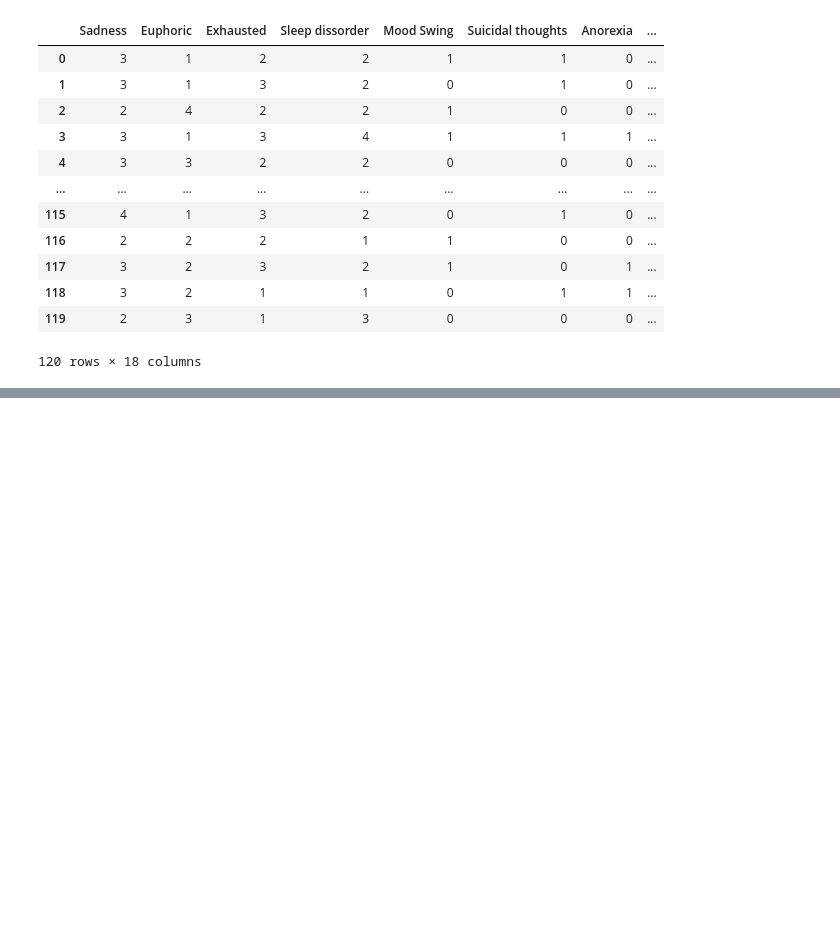
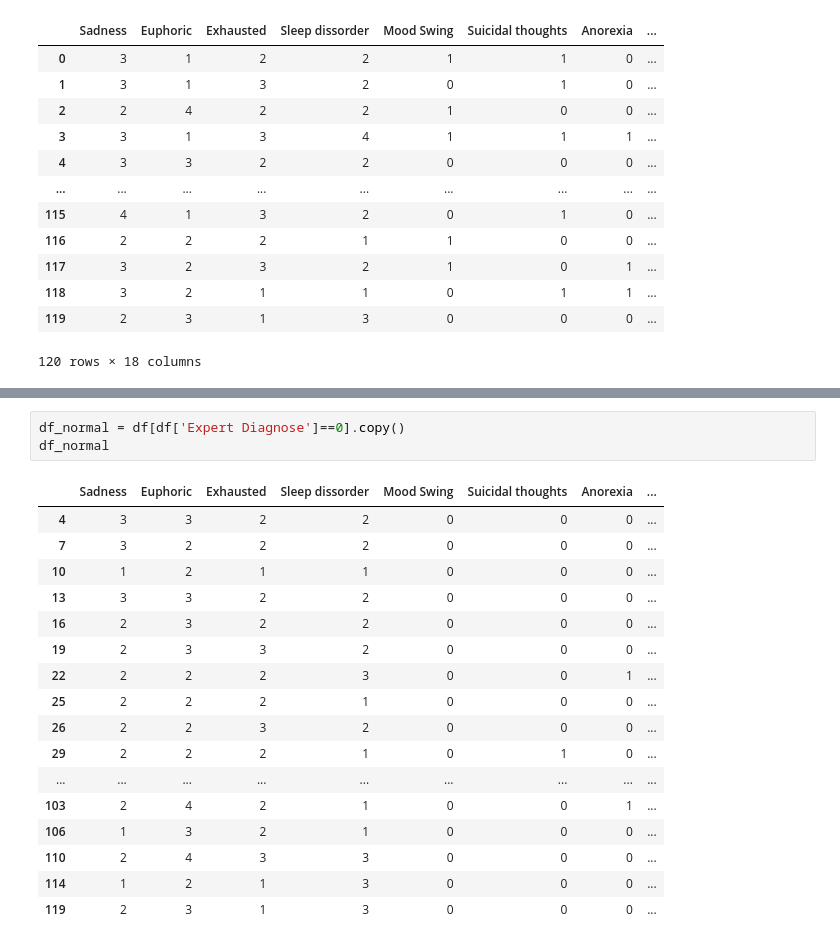
Before and after one commit to dantrainor9/Mental-Health-Diagnostics, a Jupyter notebook: Mental_Health_Diagnostics.ipynb, the cells around one changed output, grey strips where cells are left out. Drawn from its saved outputs; the diff is of its cells as text; blank space fills up the shorter version.

```diff
--- a/Mental_Health_Diagnostics.ipynb
+++ b/Mental_Health_Diagnostics.ipynb
@@ -247,0 +274,21 @@ df
+# %%
+df_normal = df[df['Expert Diagnose']==0].copy()
+df_normal
+# %% [output]
+|  | Sadness | Euphoric | Exhausted | Sleep dissorder | Mood Swing | Suicidal thoughts | Anorexia | ... |
+| 4 | 3 | 3 | 2 | 2 | 0 | 0 | 0 | ... |
+| 7 | 3 | 2 | 2 | 2 | 0 | 0 | 0 | ... |
+| 10 | 1 | 2 | 1 | 1 | 0 | 0 | 0 | ... |
+| 13 | 3 | 3 | 2 | 2 | 0 | 0 | 0 | ... |
+| 16 | 2 | 3 | 2 | 2 | 0 | 0 | 0 | ... |
+| 19 | 2 | 3 | 3 | 2 | 0 | 0 | 0 | ... |
+| 22 | 2 | 2 | 2 | 3 | 0 | 0 | 1 | ... |
+| 25 | 2 | 2 | 2 | 1 | 0 | 0 | 0 | ... |
+| 26 | 2 | 2 | 3 | 2 | 0 | 0 | 0 | ... |
+| 29 | 2 | 2 | 2 | 1 | 0 | 1 | 0 | ... |
+| ... | ... | ... | ... | ... | ... | ... | ... | ... |
+| 103 | 2 | 4 | 2 | 1 | 0 | 0 | 1 | ... |
+| 106 | 1 | 3 | 2 | 1 | 0 | 0 | 0 | ... |
+| 110 | 2 | 4 | 3 | 3 | 0 | 0 | 0 | ... |
+| 114 | 1 | 2 | 1 | 3 | 0 | 0 | 0 | ... |
+| 119 | 2 | 3 | 1 | 3 | 0 | 0 | 0 | ... |
```
Also changed, not shown: parts of 8 cells of this notebook.
